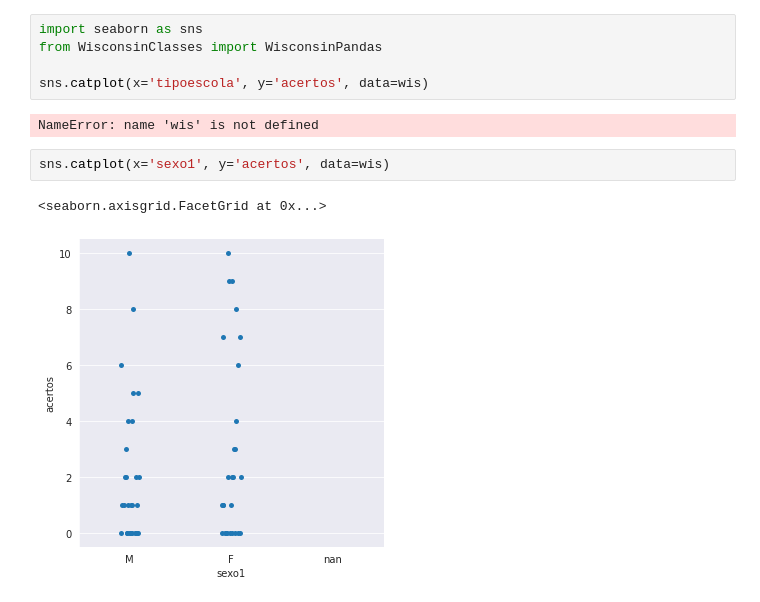
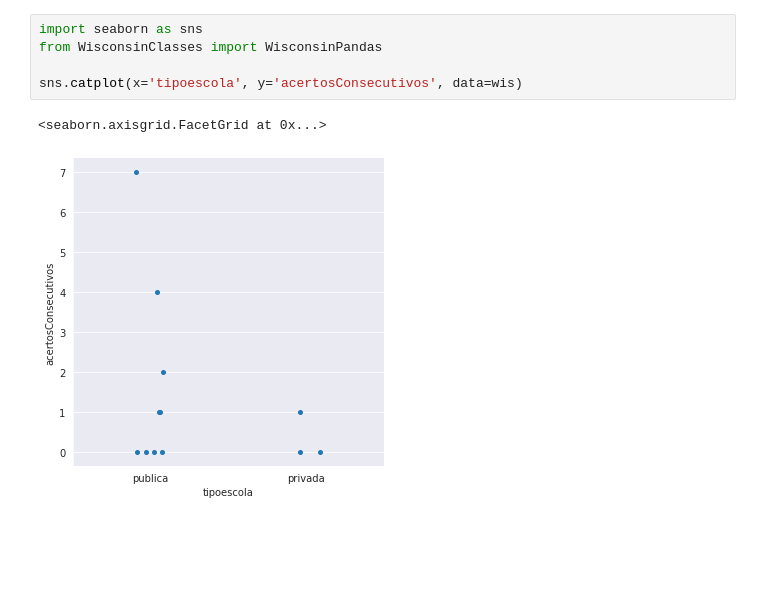
Before and after one commit to AnniProvietti/RIO20, a Jupyter notebook: fono_ceo-master/ipynb/dev/Wisconsin-dados.ipynb, the cells around one changed output. Cells and saved outputs as stored; diff of their text form; blank space fills up the shorter version.

```diff
--- a/fono_ceo-master/ipynb/dev/Wisconsin-dados.ipynb
+++ b/fono_ceo-master/ipynb/dev/Wisconsin-dados.ipynb
@@ -106,15 +23,11 @@ contador: 25
 # %%
 import seaborn as sns
 from WisconsinClasses import WisconsinPandas
 
-sns.catplot(x='tipoescola', y='acertos', data=wis)
+sns.catplot(x='tipoescola', y='acertosConsecutivos', data=wis)
 # %% [output]
-NameError: name 'wis' is not defined
+<seaborn.axisgrid.FacetGrid at 0x...>
+[figure, added]
-# %%
-sns.catplot(x='sexo1', y='acertos', data=wis)
-# %% [output]
-<seaborn.axisgrid.FacetGrid at 0x...>
-[figure, removed]
 # %%
 sns.catplot(x='sexo1', y='tipoescola', data=wis)
 # %% [output]
```
Also changed, not shown: parts of 7 cells of this notebook, 2 other files.
